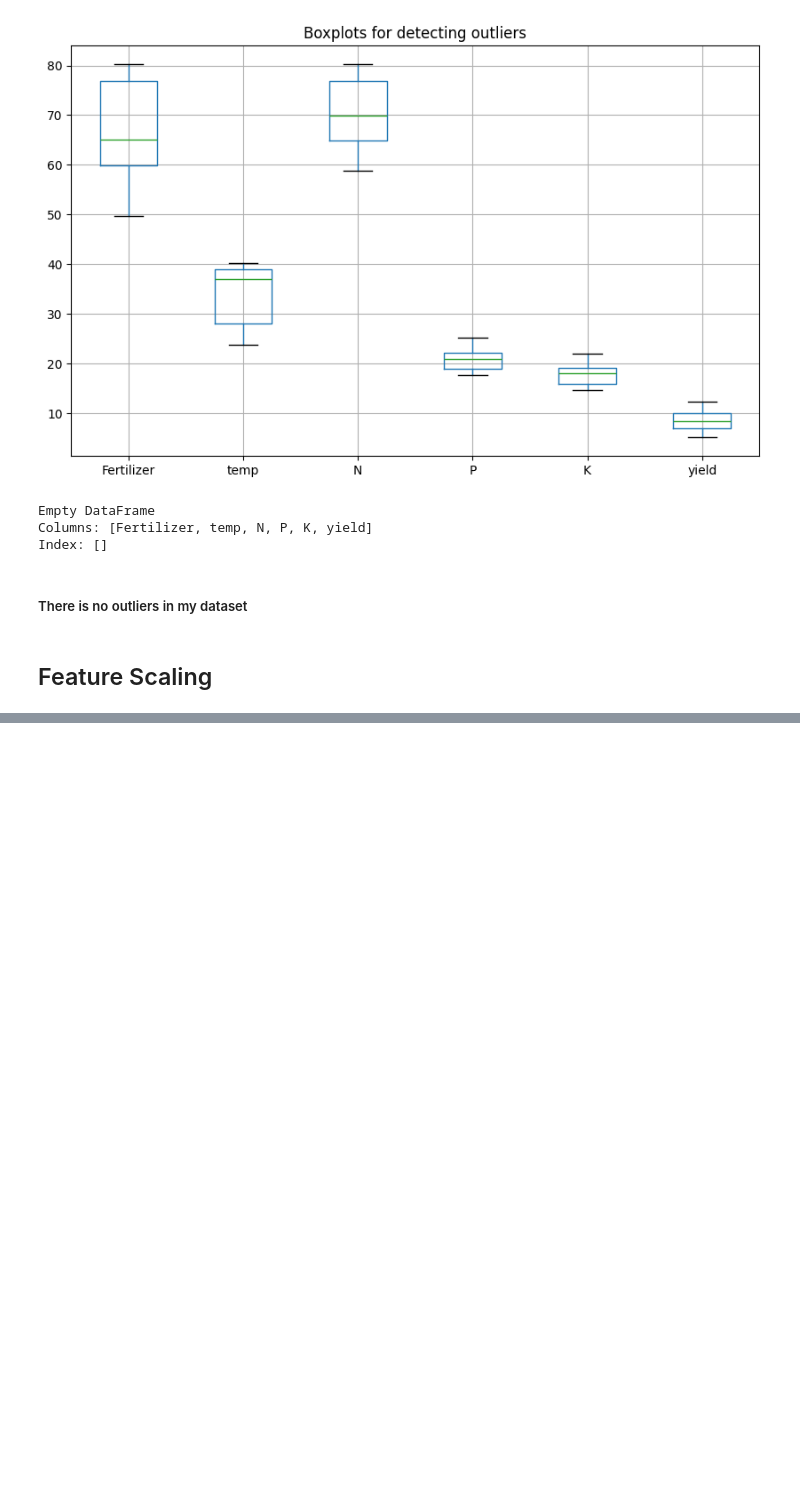
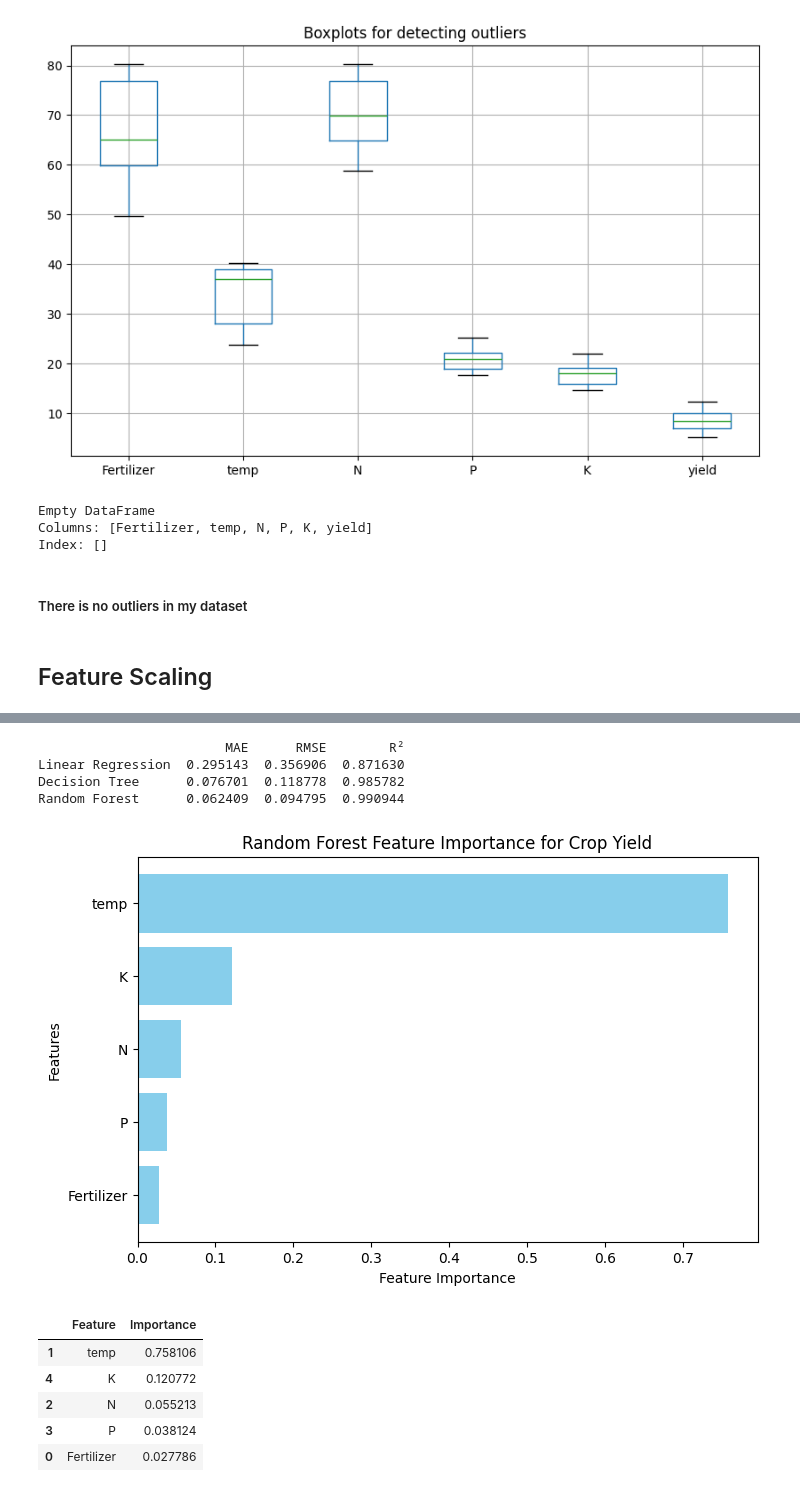
Before and after one commit to ankit-kumarGit/Crop-Yield-Prediction-Using-Machine-Learning, a Jupyter notebook: CropYieldPrediction.ipynb, the cells around one changed output, grey strips where cells are left out. Drawn from its saved outputs; the diff is of its cells as text; code cells hidden in the pictures; blank space fills up the shorter version.

```diff
--- a/CropYieldPrediction.ipynb
+++ b/CropYieldPrediction.ipynb
@@ -131,0 +212,72 @@ Index: []
+# %%
+from sklearn.model_selection import train_test_split
+from sklearn.metrics import mean_absolute_error, mean_squared_error, r2_score
+
+# Models
+from sklearn.linear_model import LinearRegression
+from sklearn.tree import DecisionTreeRegressor
+from sklearn.ensemble import RandomForestRegressor
+
+# Split features and target
+X = df.drop("yield", axis=1)
+y = df["yield"]
+
+X_train, X_test, y_train, y_test = train_test_split(X, y, test_size=0.2, random_state=42)
+
+# Dictionary of models
+models = {
+    "Linear Regression": LinearRegression(),
+    "Decision Tree": DecisionTreeRegressor(random_state=42),
+    "Random Forest": RandomForestRegressor(random_state=42)
+}
+
+results = {}
+
+# Train and evaluate each model
+for name, model in models.items():
+    model.fit(X_train, y_train)
+    y_pred = model.predict(X_test)
+
+    mae = mean_absolute_error(y_test, y_pred)
+    rmse = np.sqrt(mean_squared_error(y_test, y_pred))
+    r2 = r2_score(y_test, y_pred)
+
+    results[name] = {"MAE": mae, "RMSE": rmse, "R²": r2}
+
+# Convert results to DataFrame for comparison
+results_df = pd.DataFrame(results).T
+print(results_df)
+# %% [output]
+                        MAE      RMSE        R²
+Linear Regression  0.295143  0.356906  0.871630
+Decision Tree      0.076701  0.118778  0.985782
+Random Forest      0.062409  0.094795  0.990944
+# %%
+# Get feature importance from Random Forest
+importances = model.feature_importances_
+features = X.columns
+
+# Create DataFrame for better visualization
+feat_importances = pd.DataFrame({
+    'Feature': features,
+    'Importance': importances
+}).sort_values(by="Importance", ascending=False)
+
+# Plot
+plt.figure(figsize=(8,5))
+plt.barh(feat_importances['Feature'], feat_importances['Importance'], color="skyblue")
+plt.xlabel("Feature Importance")
+plt.ylabel("Features")
+plt.title("Random Forest Feature Importance for Crop Yield")
+plt.gca().invert_yaxis()
+plt.show()
+
+feat_importances
+# %% [output]
+[figure, added]
+|  | Feature | Importance |
+| 1 | temp | 0.758106 |
+| 4 | K | 0.120772 |
+| 2 | N | 0.055213 |
+| 3 | P | 0.038124 |
+| 0 | Fertilizer | 0.027786 |
```
Also changed, not shown: parts of 13 cells of this notebook.
